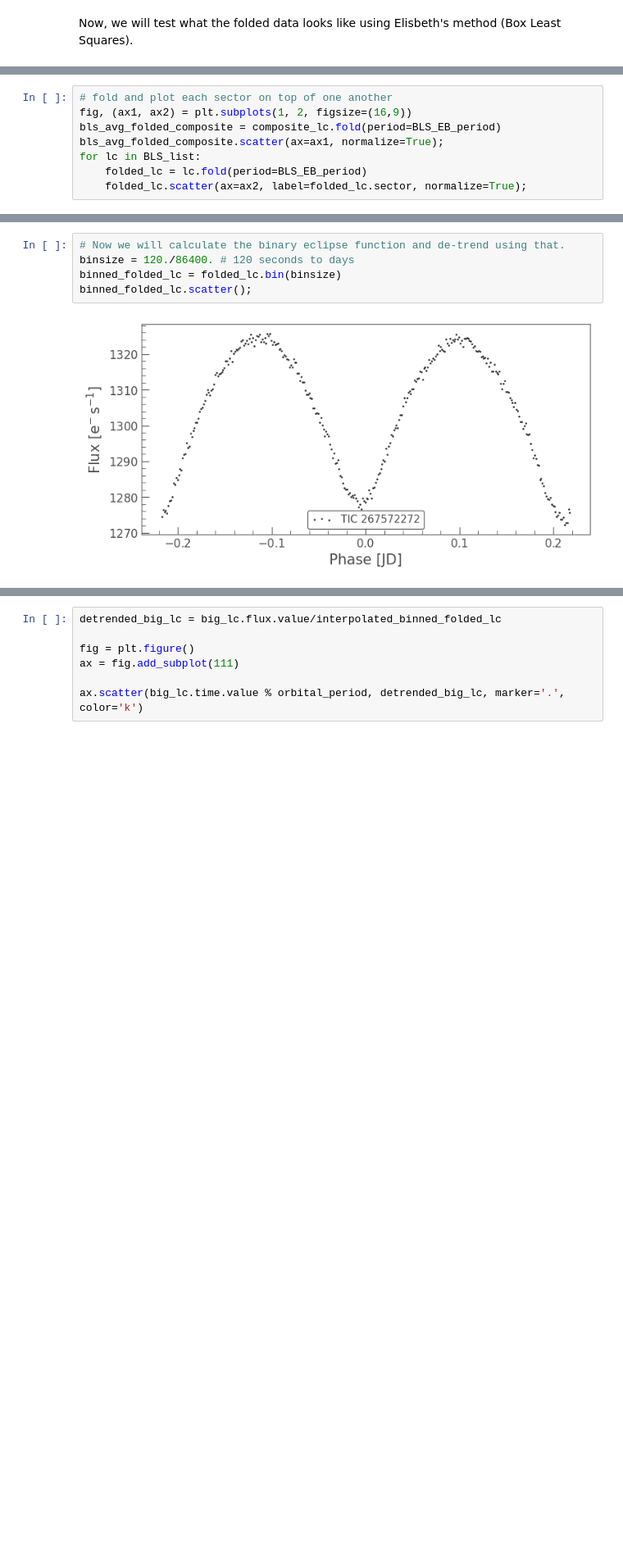
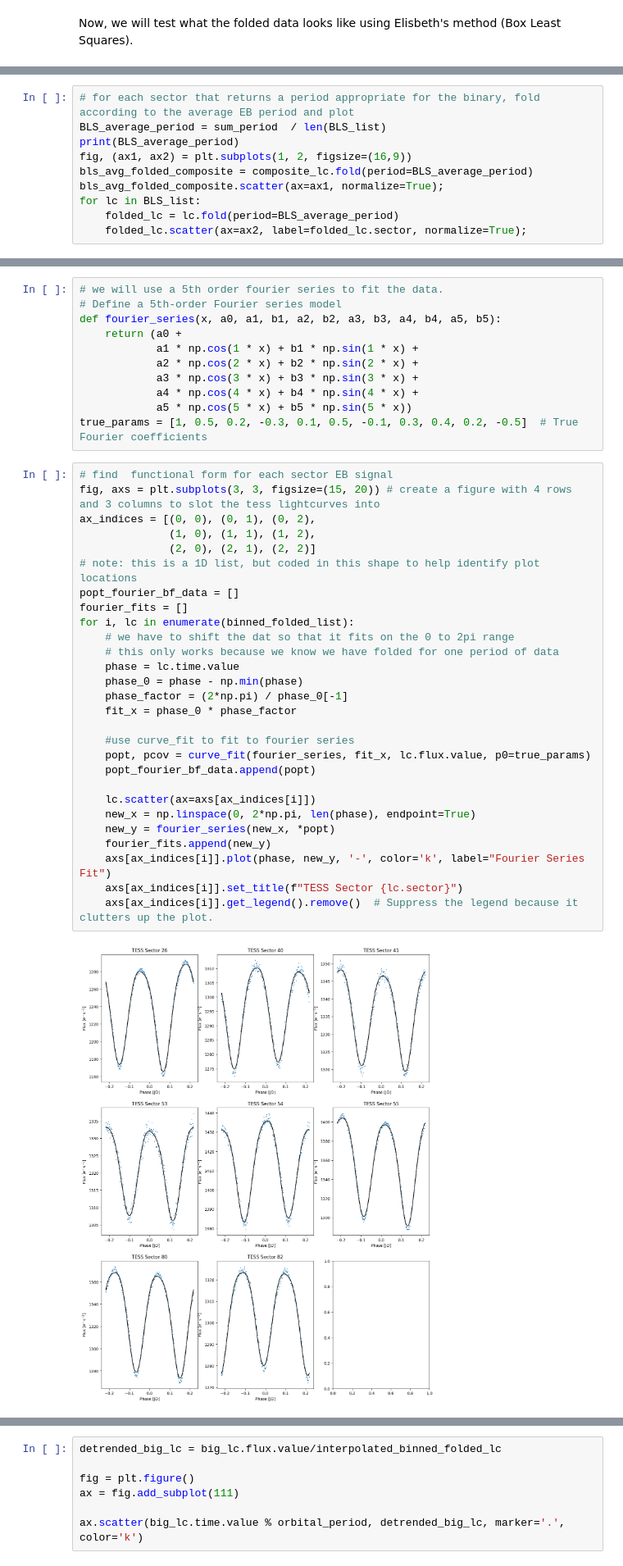
Before and after one commit to BoiseStatePlanetary/HAT-P-37-Transit-Timing-Analysis, a Jupyter notebook: code/Conditioning HAT-P-37 Data.ipynb, the cells around one changed output, grey strips where cells are left out. Shown at 82% size. Saved outputs shown, nothing was run; the diff lists cells and outputs as text; blank space fills up the shorter version.

```diff
--- a/code/Conditioning HAT-P-37 Data.ipynb
+++ b/code/Conditioning HAT-P-37 Data.ipynb
@@ -276,9 +282,11 @@ Text(0.5, 0.98, 'EB period = 0.43539779818106555 d using 8.0 Sectors')
 # %%
-# fold and plot each sector on top of one another
+# for each sector that returns a period appropriate for the binary, fold according to the average EB period and plot
+BLS_average_period = sum_period  / len(BLS_list)
+print(BLS_average_period)
 fig, (ax1, ax2) = plt.subplots(1, 2, figsize=(16,9))
-bls_avg_folded_composite = composite_lc.fold(period=BLS_EB_period)
+bls_avg_folded_composite = composite_lc.fold(period=BLS_average_period)
 bls_avg_folded_composite.scatter(ax=ax1, normalize=True);
 for lc in BLS_list:
-    folded_lc = lc.fold(period=BLS_EB_period)
+    folded_lc = lc.fold(period=BLS_average_period)
     folded_lc.scatter(ax=ax2, label=folded_lc.sector, normalize=True);
 # %% [output]
@@ -286,7 +314,41 @@ for lc in BLS_list:
+# %%
+# we will use a 5th order fourier series to fit the data.
+# Define a 5th-order Fourier series model
+def fourier_series(x, a0, a1, b1, a2, b2, a3, b3, a4, b4, a5, b5):
+    return (a0 +
+            a1 * np.cos(1 * x) + b1 * np.sin(1 * x) +
+            a2 * np.cos(2 * x) + b2 * np.sin(2 * x) +
+            a3 * np.cos(3 * x) + b3 * np.sin(3 * x) +
+            a4 * np.cos(4 * x) + b4 * np.sin(4 * x) +
+            a5 * np.cos(5 * x) + b5 * np.sin(5 * x))
+true_params = [1, 0.5, 0.2, -0.3, 0.1, 0.5, -0.1, 0.3, 0.4, 0.2, -0.5]  # True Fourier coefficients
 # %%
-# Now we will calculate the binary eclipse function and de-trend using that.
-binsize = 120./86400. # 120 seconds to days
-binned_folded_lc = folded_lc.bin(binsize)
-binned_folded_lc.scatter();
+# find  functional form for each sector EB signal
+fig, axs = plt.subplots(3, 3, figsize=(15, 20)) # create a figure with 4 rows and 3 columns to slot the tess lightcurves into
+ax_indices = [(0, 0), (0, 1), (0, 2),
+              (1, 0), (1, 1), (1, 2),
+              (2, 0), (2, 1), (2, 2)]
+# note: this is a 1D list, but coded in this shape to help identify plot locations
+popt_fourier_bf_data = []
+fourier_fits = []
+for i, lc in enumerate(binned_folded_list):
+    # we have to shift the dat so that it fits on the 0 to 2pi range
+    # this only works because we know we have folded for one period of data
+    phase = lc.time.value
+    phase_0 = phase - np.min(phase)
+    phase_factor = (2*np.pi) / phase_0[-1]
+    fit_x = phase_0 * phase_factor
+
+    #use curve_fit to fit to fourier series
+    popt, pcov = curve_fit(fourier_series, fit_x, lc.flux.value, p0=true_params)
+    popt_fourier_bf_data.append(popt)
+
+    lc.scatter(ax=axs[ax_indices[i]])
+    new_x = np.linspace(0, 2*np.pi, len(phase), endpoint=True)
+    new_y = fourier_series(new_x, *popt)
+    fourier_fits.append(new_y)
+    axs[ax_indices[i]].plot(phase, new_y, '-', color='k', label="Fourier Series Fit")
+    axs[ax_indices[i]].set_title(f"TESS Sector {lc.sector}")
+    axs[ax_indices[i]].get_legend().remove()  # Suppress the legend because it clutters up the plot.
 # %% [output]
-[figure, old version]
+[figure, new version]
```
Also changed, not shown: parts of 7 cells of this notebook.
